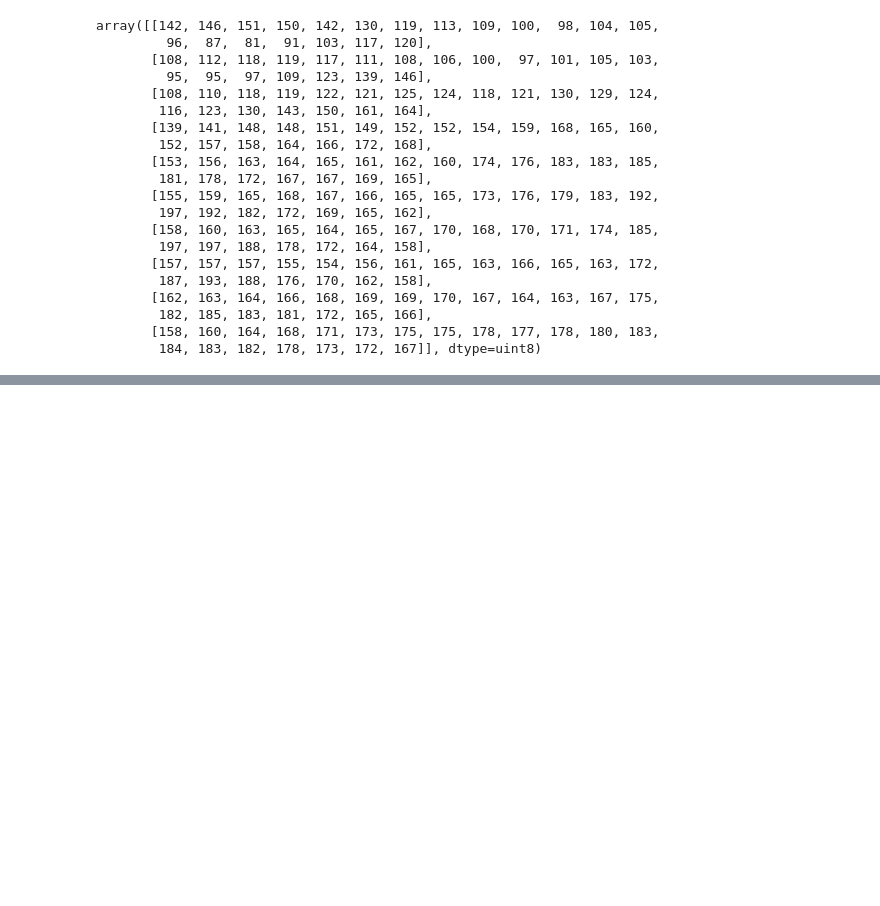
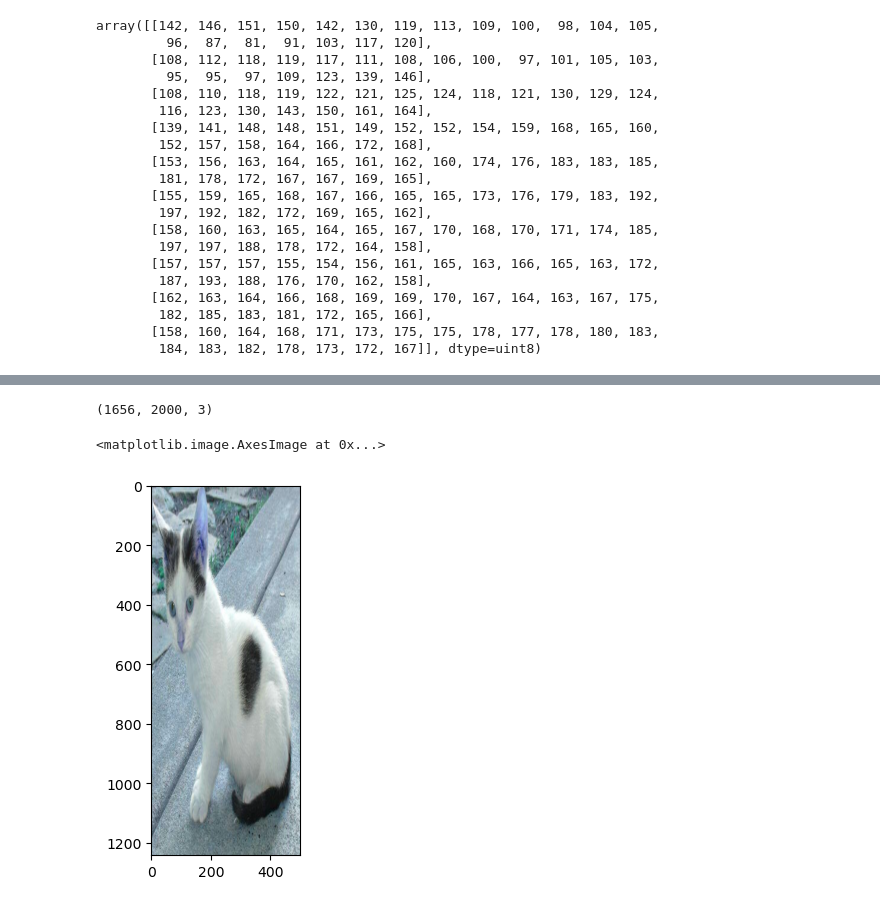
Before and after one commit to DawningAn/My-OpenCV, a Jupyter notebook: 数字图像/Basic operation.ipynb, the cells around one changed output, grey strips where cells are left out. Cells and saved outputs as stored; diff of their text form; code cells hidden in the pictures; blank space fills up the shorter version.

```diff
--- a/数字图像/Basic operation.ipynb
+++ b/数字图像/Basic operation.ipynb
@@ -84,0 +143,10 @@ array([[142, 146, 151, 150, 142, 130, 119, 113, 109, 100,  98, 104, 105,
+# %%
+res.shape
+# %% [output]
+(1656, 2000, 3)
+# %%
+res = cv2.resize(img, (0, 0), fx=1, fy=3)
+plt.imshow(res)
+# %% [output]
+<matplotlib.image.AxesImage at 0x...>
+[figure, added]
```
Also changed, not shown: parts of 11 cells of this notebook, 1 other file.
